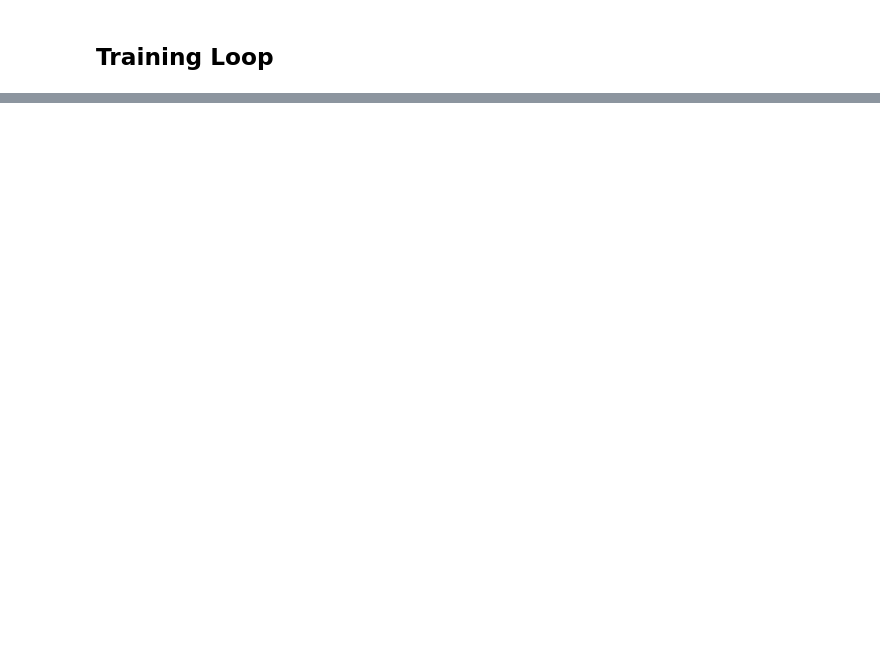
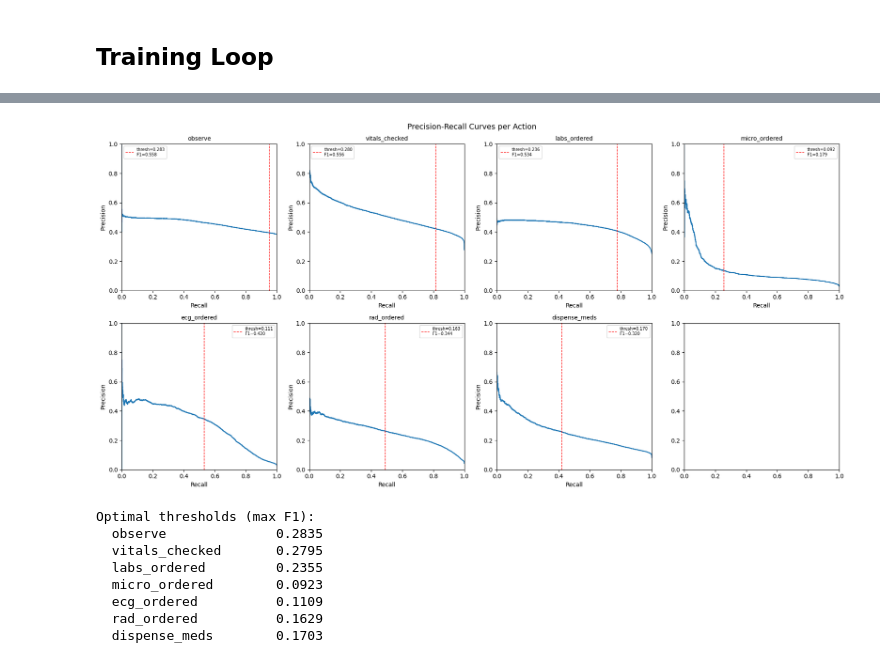
Before and after one commit to tkbarb10/ADS599-Capstone, a Jupyter notebook: modeling.ipynb, the cells around one changed output, grey strips where cells are left out. Saved outputs shown, nothing was run; the diff lists cells and outputs as text; code cells hidden in the pictures; blank space fills up the shorter version.

```diff
--- a/modeling.ipynb
+++ b/modeling.ipynb
@@ -400,0 +547,44 @@ ward_transfer: 0.1702
+# %%
+from sklearn.metrics import precision_recall_curve
+
+binary_true = true_labels.numpy().astype(int)
+pred_np = final_preds.numpy()
+
+optimal_thresholds = {}
+
+fig, axes = plt.subplots(2, 4, figsize=(18, 9))
+axes = axes.flatten()
+
+for idx, action in enumerate(action_cols):
+    prec, rec, thresh = precision_recall_curve(binary_true[:, idx], pred_np[:, idx])
+    f1s = 2 * prec * rec / (prec + rec + 1e-8)
+    best_idx = f1s.argmax()
+    optimal_thresholds[action] = float(thresh[best_idx])
+
+    axes[idx].plot(rec, prec, lw=1.5)
+    axes[idx].axvline(rec[best_idx], color='red', linestyle='--', linewidth=1,
+                      label=f"thresh={thresh[best_idx]:.3f}\nF1={f1s[best_idx]:.3f}")
+    axes[idx].set_title(action, fontsize=10)
+    axes[idx].set_xlabel("Recall")
+    axes[idx].set_ylabel("Precision")
+    axes[idx].set_xlim(0, 1)
+    axes[idx].set_ylim(0, 1)
+    axes[idx].legend(fontsize=7)
+
+fig.suptitle("Precision-Recall Curves per Action", fontsize=13)
+plt.tight_layout()
+plt.show()
+
+print("\nOptimal thresholds (max F1):")
+for action, t in optimal_thresholds.items():
+    print(f"  {action:<20} {t:.4f}")
+# %% [output]
+[figure, added]
+Optimal thresholds (max F1):
+  observe              0.2835
+  vitals_checked       0.2795
+  labs_ordered         0.2355
+  micro_ordered        0.0923
+  ecg_ordered          0.1109
+  rad_ordered          0.1629
+  dispense_meds        0.1703
```
Also changed, not shown: parts of 26 cells of this notebook, 58 other files.
